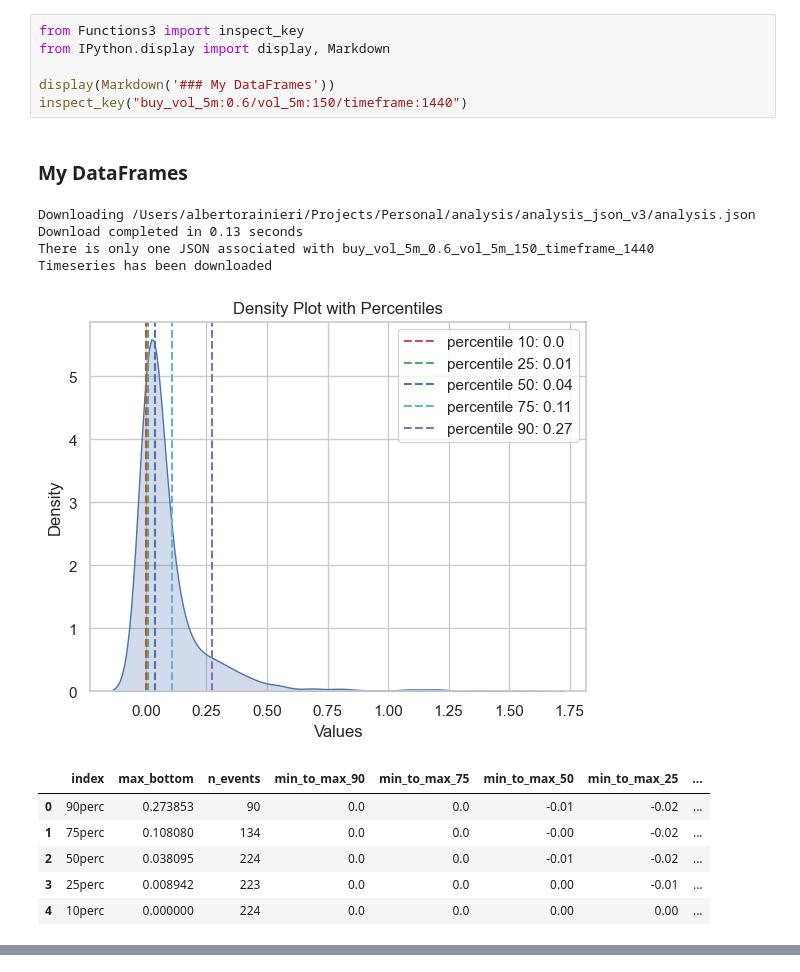
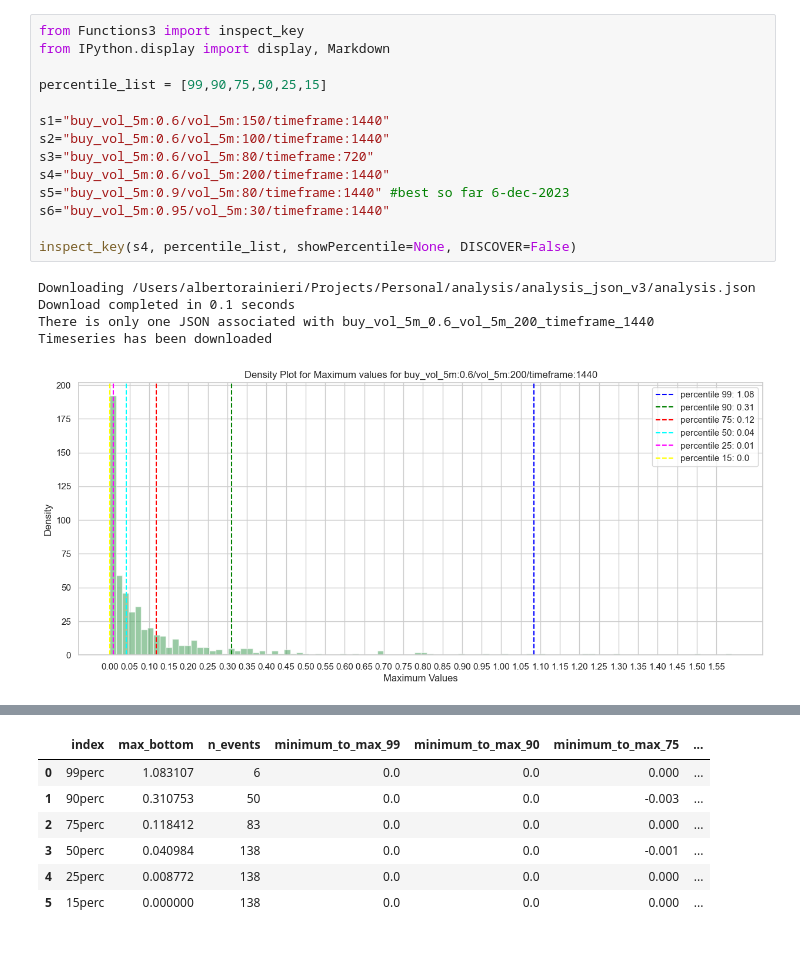
Before and after one commit to albertoRainieri/Crypto_Trading_System, a Jupyter notebook: analysis/Analysis-5min.ipynb, the cells around one changed output, grey strips where cells are left out. Saved outputs shown, nothing was run; the diff lists cells and outputs as text.

```diff
--- a/analysis/Analysis-5min.ipynb
+++ b/analysis/Analysis-5min.ipynb
@@ -74,19 +77,20 @@ Download completed in 0.11 seconds
-# %%
-from Functions3 import inspect_key
-from IPython.display import display, Markdown
-
-display(Markdown('### My DataFrames'))
-inspect_key("buy_vol_5m:0.6/vol_5m:150/timeframe:1440")
-# %% [output]
-### My DataFrames
-Downloading /Users/albertorainieri/Projects/Personal/analysis/analysis_json_v3/analysis.json
-Download completed in 0.13 seconds
-There is only one JSON associated with buy_vol_5m_0.6_vol_5m_150_timeframe_1440
-Timeseries has been downloaded
-[figure, removed]
-|  | index | max_bottom | n_events | min_to_max_90 | min_to_max_75 | min_to_max_50 | min_to_max_25 | ... |
-| 0 | 90perc | 0.273853 | 90 | 0.0 | 0.0 | -0.01 | -0.02 | ... |
-| 1 | 75perc | 0.108080 | 134 | 0.0 | 0.0 | -0.00 | -0.02 | ... |
-| 2 | 50perc | 0.038095 | 224 | 0.0 | 0.0 | -0.01 | -0.02 | ... |
-| 3 | 25perc | 0.008942 | 223 | 0.0 | 0.0 | 0.00 | -0.01 | ... |
-| 4 | 10perc | 0.000000 | 224 | 0.0 | 0.0 | 0.00 | 0.00 | ... |
+# %%
+from Functions3 import inspect_key
+from IPython.display import display, Markdown
+
+percentile_list = [99,90,75,50,25,15]
+
+s1="buy_vol_5m:0.6/vol_5m:150/timeframe:1440"
+s2="buy_vol_5m:0.6/vol_5m:100/timeframe:1440"
+s3="buy_vol_5m:0.6/vol_5m:80/timeframe:720"
+s4="buy_vol_5m:0.6/vol_5m:200/timeframe:1440"
+s5="buy_vol_5m:0.9/vol_5m:80/timeframe:1440" #best so far 6-dec-2023
+s6="buy_vol_5m:0.95/vol_5m:30/timeframe:1440"
+
+inspect_key(s4, percentile_list, showPercentile=None, DISCOVER=False)
+# %% [output]
+Downloading /Users/albertorainieri/Projects/Personal/analysis/analysis_json_v3/analysis.json
+Download completed in 0.1 seconds
+There is only one JSON associated with buy_vol_5m_0.6_vol_5m_200_timeframe_1440
+Timeseries has been downloaded
+[figure, added]
@@ -92,0 +100,7 @@ Timeseries has been downloaded
+|  | index | max_bottom | n_events | minimum_to_max_99 | minimum_to_max_90 | minimum_to_max_75 | ... |
+| 0 | 99perc | 1.083107 | 6 | 0.0 | 0.0 | 0.000 | ... |
+| 1 | 90perc | 0.310753 | 50 | 0.0 | 0.0 | -0.003 | ... |
+| 2 | 75perc | 0.118412 | 83 | 0.0 | 0.0 | 0.000 | ... |
+| 3 | 50perc | 0.040984 | 138 | 0.0 | 0.0 | -0.001 | ... |
+| 4 | 25perc | 0.008772 | 138 | 0.0 | 0.0 | 0.000 | ... |
+| 5 | 15perc | 0.000000 | 138 | 0.0 | 0.0 | 0.000 | ... |
```
Also changed, not shown: parts of 5 cells of this notebook, 10 other files.
